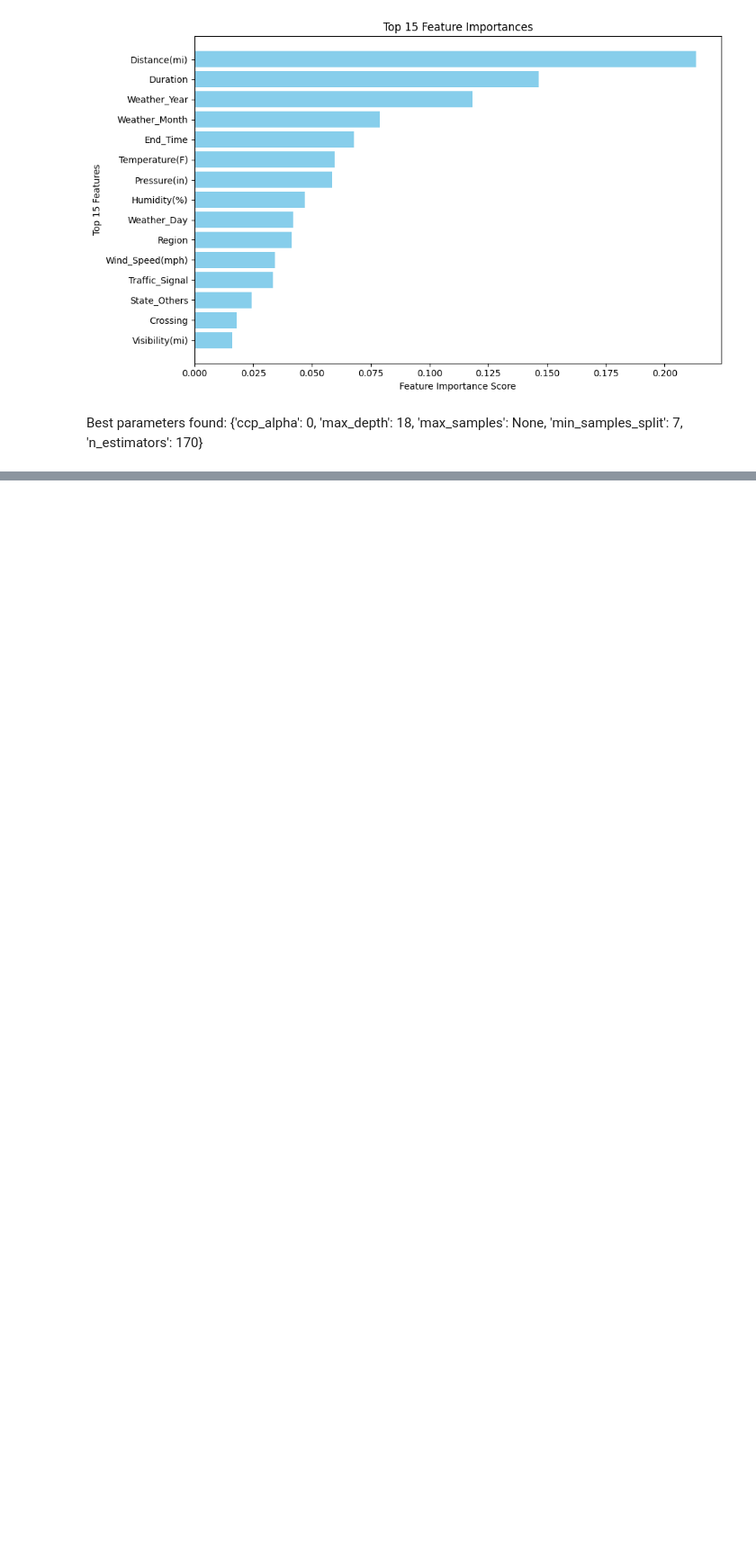
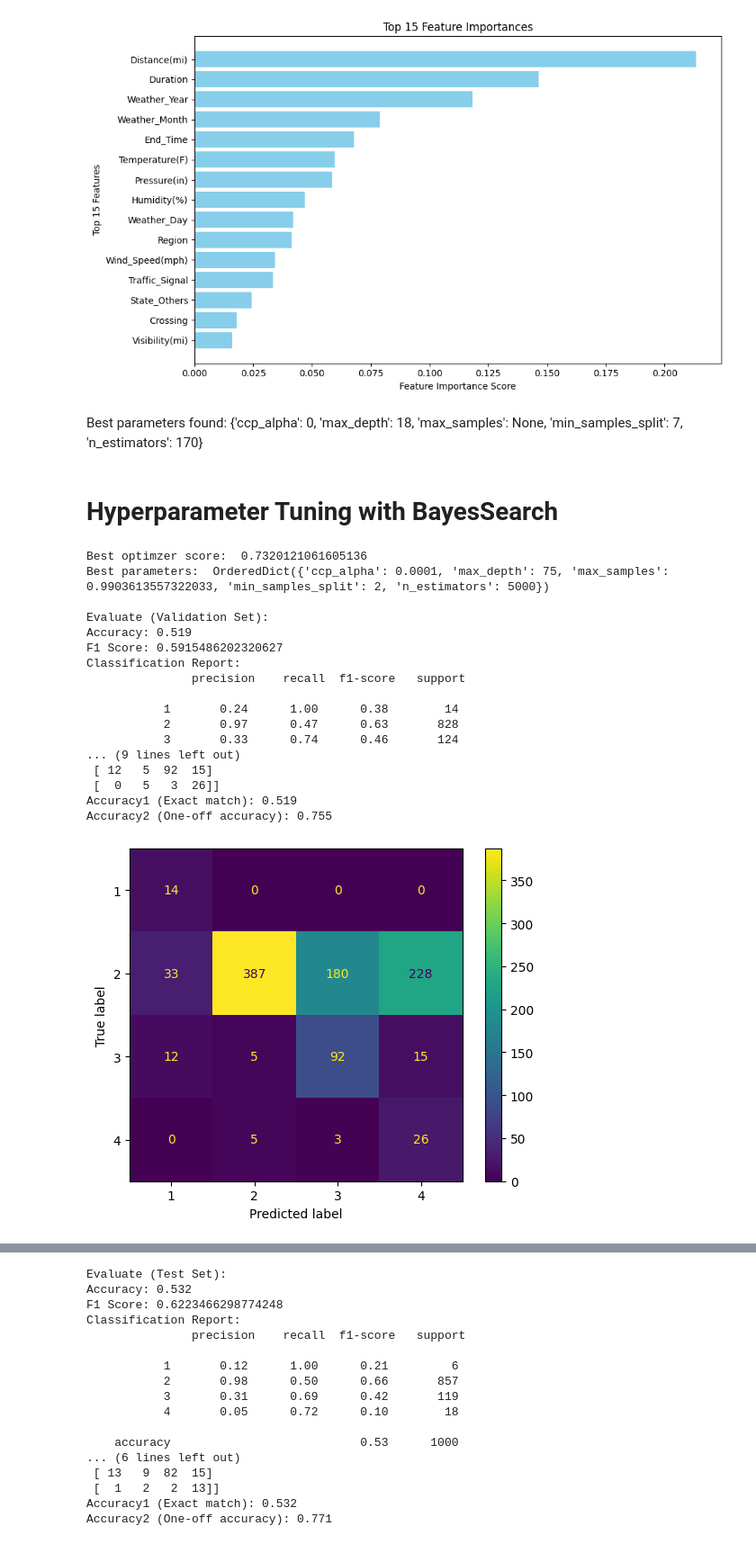
Before and after one commit to win-laeyee/traffic_accident_severity_prediction, a Jupyter notebook: notebooks/models/random_forest_improved_v3.ipynb, the cells around one changed output, grey strips where cells are left out. Shown at 90% size. Saved outputs shown, nothing was run; the diff lists cells and outputs as text; code cells hidden in the pictures; blank space fills up the shorter version.

```diff
--- a/notebooks/models/random_forest_improved_v3.ipynb
+++ b/notebooks/models/random_forest_improved_v3.ipynb
@@ -541,3 +541,5 @@ Accuracy2 (One-off accuracy): 0.761
 [figure]
 # %% [markdown]
 Best parameters found:  {'ccp_alpha': 0, 'max_depth': 18, 'max_samples': None, 'min_samples_split': 7, 'n_estimators': 170}
+# %% [markdown]
+# Hyperparameter Tuning with BayesSearch
@@ -543,0 +593,37 @@ Best parameters found:  {'ccp_alpha': 0, 'max_depth': 18, 'max_samples': None, '
+# %%
+param_grid = {
+    'n_estimators': Integer(30, 5000),        # Number of trees in the model
+    'max_depth': Integer(1, 256),
+    'min_samples_split': Integer(2, 50),
+    'ccp_alpha': Real(0.0001, 0.05, 'log-uniform'),
+    'max_samples': Real(0.5, 1.0)
+}
+# %%
+scorer = make_scorer(f1_score, average="weighted", greater_is_better=True)
+best_model_mse1, best_params_mse1 = tune_evaluate(
+    X_train, y_train,
+    X_validate, y_validate,
+    X_test, y_test,
+    param_grid=param_grid,
+    scorer=scorer,
+    n_features=15
+)
+# %% [output]
+Best optimzer score:  0.7320121061605136
+Best parameters:  OrderedDict({'ccp_alpha': 0.0001, 'max_depth': 75, 'max_samples': 0.9903613557322033, 'min_samples_split': 2, 'n_estimators': 5000})
+
+Evaluate (Validation Set):
+Accuracy: 0.519
+F1 Score: 0.5915486202320627
+Classification Report:
+               precision    recall  f1-score   support
+
+           1       0.24      1.00      0.38        14
+           2       0.97      0.47      0.63       828
+           3       0.33      0.74      0.46       124
+... (9 lines left out)
+ [ 12   5  92  15]
+ [  0   5   3  26]]
+Accuracy1 (Exact match): 0.519
+Accuracy2 (One-off accuracy): 0.755
+[figure, added]
@@ -543,0 +631,17 @@ Best parameters found:  {'ccp_alpha': 0, 'max_depth': 18, 'max_samples': None, '
+Evaluate (Test Set):
+Accuracy: 0.532
+F1 Score: 0.6223466298774248
+Classification Report:
+               precision    recall  f1-score   support
+
+           1       0.12      1.00      0.21         6
+           2       0.98      0.50      0.66       857
+           3       0.31      0.69      0.42       119
+           4       0.05      0.72      0.10        18
+
+    accuracy                           0.53      1000
+... (6 lines left out)
+ [ 13   9  82  15]
+ [  1   2   2  13]]
+Accuracy1 (Exact match): 0.532
+Accuracy2 (One-off accuracy): 0.771
```
Also changed, not shown: parts of 6 cells of this notebook, 1 other file.
